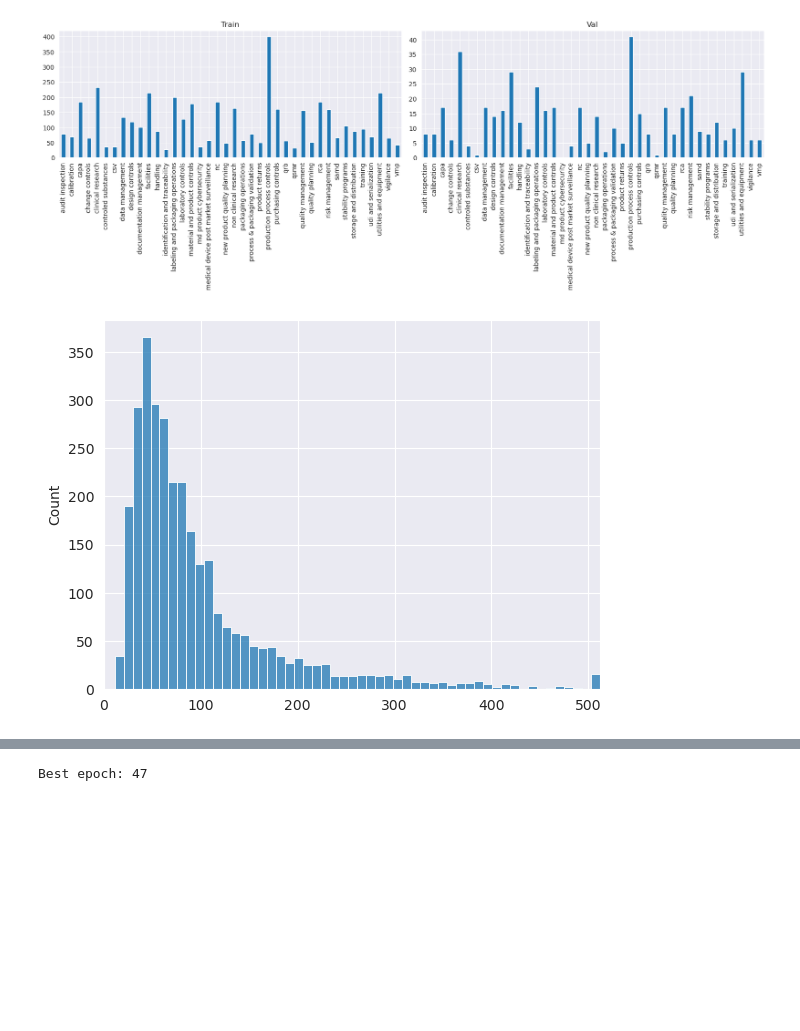
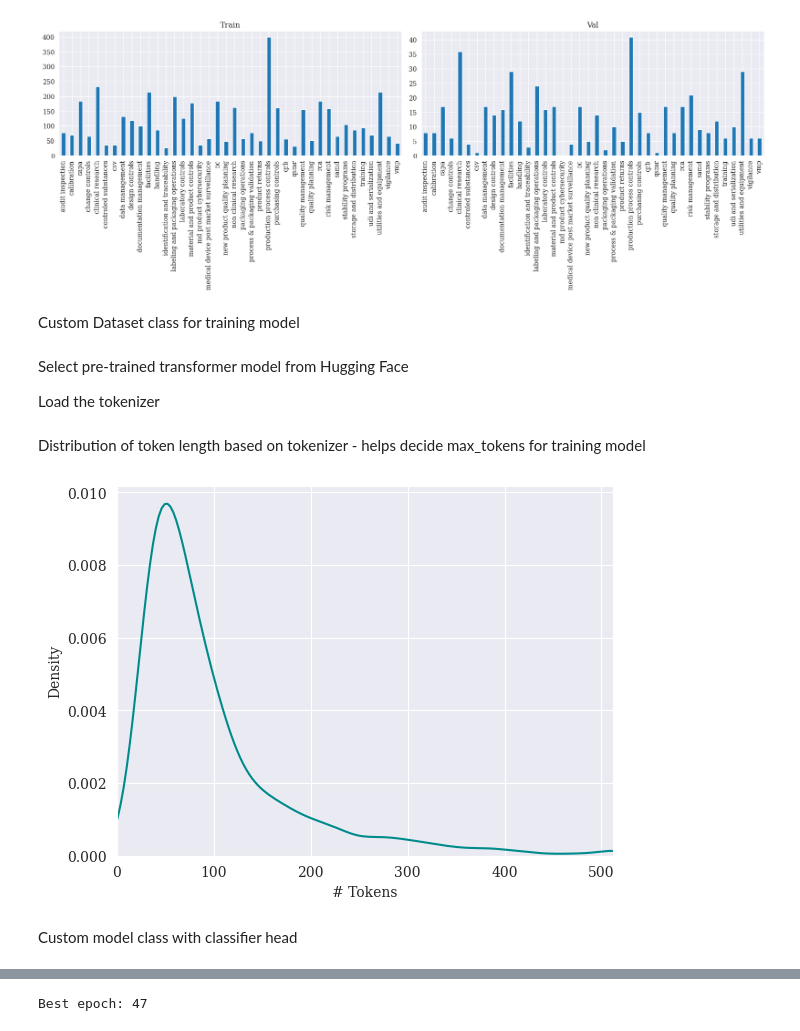
Before and after one commit to vishu-tyagi/JNJ-Capstone-Project, a Jupyter notebook: notebooks/bert_evaluation.ipynb, the cells around one changed output, grey strips where cells are left out. Cells and saved outputs as stored; diff of their text form; code cells hidden in the pictures; blank space fills up the shorter version.

```diff
--- a/notebooks/bert_evaluation.ipynb
+++ b/notebooks/bert_evaluation.ipynb
@@ -8,6 +8,7 @@ from tqdm.auto import tqdm
 
 import numpy as np
 import pandas as pd
+import matplotlib
 import matplotlib.pyplot as plt
 import seaborn as sns
 from sklearn.model_selection import train_test_split
@@ -33,7 +34,9 @@ from capstone.utils.constants import (
 )
 
 device = "cuda" if torch.cuda.is_available() else "cpu"
+COLOR = "darkcyan"
 sns.set_style("darkgrid")
+matplotlib.rcParams['font.family'] = "serif"
 PARENT_PATH = Path(os.getcwd()).parent.absolute()
 FORMAT = "%(asctime)s - %(name)s - %(levelname)s - %(message)s"
 logging.basicConfig(format=FORMAT, level=logging.INFO)
@@ -104,5 +119,7 @@ ax[0].set_title("Train")
 ax[1].set_title("Val");
 # %% [output]
 [figure]
+# %% [markdown]
+Custom Dataset class for training model
 # %%
 class JJDataset(Dataset):
@@ -144,19 +161,29 @@ class JJDataset(Dataset):
+# %% [markdown]
+Select pre-trained transformer model from Hugging Face
+
+Load the tokenizer
 # %%
-BERT_MODEL_NAME = 'bert-base-cased'
-tokenizer = AutoTokenizer.from_pretrained(BERT_MODEL_NAME)
+MODEL_NAME = 'bert-base-cased'
+tokenizer = AutoTokenizer.from_pretrained(MODEL_NAME)
+# %% [markdown]
+Distribution of token length based on tokenizer - helps decide max_tokens for training model
 # %%
 token_counts = []
 for _, row in train.iterrows():
     tokens = tokenizer.encode(
         row[ORIGINAL_TEXT],
         max_length=512,
         truncation=True
     )
     token_counts.append(len(tokens))
 
-sns.histplot(token_counts)
+fig, ax = plt.subplots(1, 1, figsize=(6, 8), constrained_layout=True)
+sns.kdeplot(token_counts, color=COLOR, ax=ax)
+ax.set_xlabel("# Tokens")
 plt.xlim([0, 512]);
 # %% [output]
-[figure, old version]
+[figure, new version]
+# %% [markdown]
+Custom model class with classifier head
 # %%
 class Model(nn.Module):
```
Also changed, not shown: parts of 39 cells of this notebook, 22 other files.
